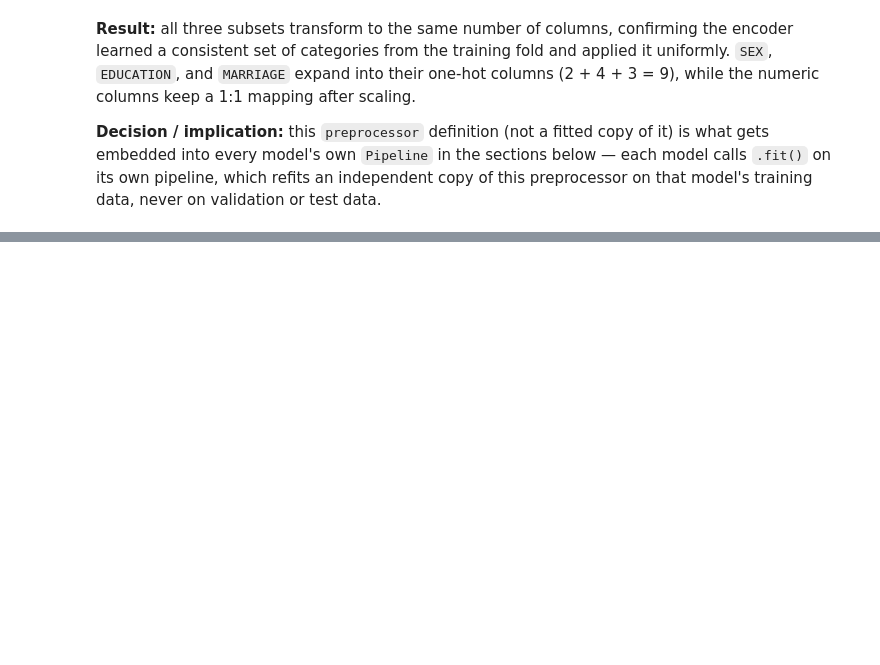
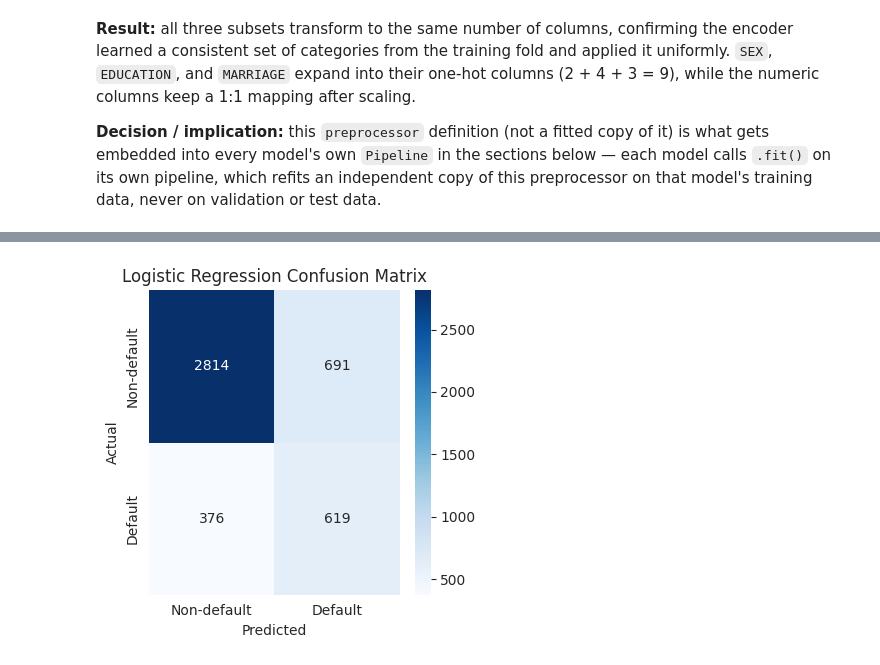
Before and after one commit to arielsharonferdinandus/Credit-Card-Clients-Risk-Prediction, a Jupyter notebook: Main.ipynb, the cells around one changed output, grey strips where cells are left out. Drawn from its saved outputs; the diff is of its cells as text; code cells hidden in the pictures; blank space fills up the shorter version.

```diff
--- a/Main.ipynb
+++ b/Main.ipynb
@@ -1584,0 +1666,14 @@ model's training data, never on validation or test data.
+# %%
+from sklearn.linear_model import LogisticRegression
+from sklearn.pipeline import Pipeline
+
+logreg_pipeline = Pipeline(steps=[
+    ("preprocessor", preprocessor),
+    ("classifier", LogisticRegression(max_iter=1000, class_weight="balanced", random_state=RANDOM_STATE)),
+])
+
+logreg_pipeline.fit(X_train, y_train)
+y_pred_logreg = logreg_pipeline.predict(X_val)
+y_proba_logreg = logreg_pipeline.predict_proba(X_val)[:, 1]
+
+evaluate_model("Logistic Regression", y_val, y_pred_logreg, y_proba_logreg)
@@ -1584,0 +1695,12 @@ model's training data, never on validation or test data.
+# %%
+fig, ax = plt.subplots(figsize=(4, 4))
+cm = confusion_matrix(y_val, y_pred_logreg)
+sns.heatmap(cm, annot=True, fmt="d", cmap="Blues", ax=ax,
+            xticklabels=["Non-default", "Default"], yticklabels=["Non-default", "Default"])
+ax.set_title("Logistic Regression Confusion Matrix")
+ax.set_xlabel("Predicted")
+ax.set_ylabel("Actual")
+plt.tight_layout()
+plt.show()
+# %% [output]
+[figure, added]
```
Also changed, not shown: parts of 13 cells of this notebook.
